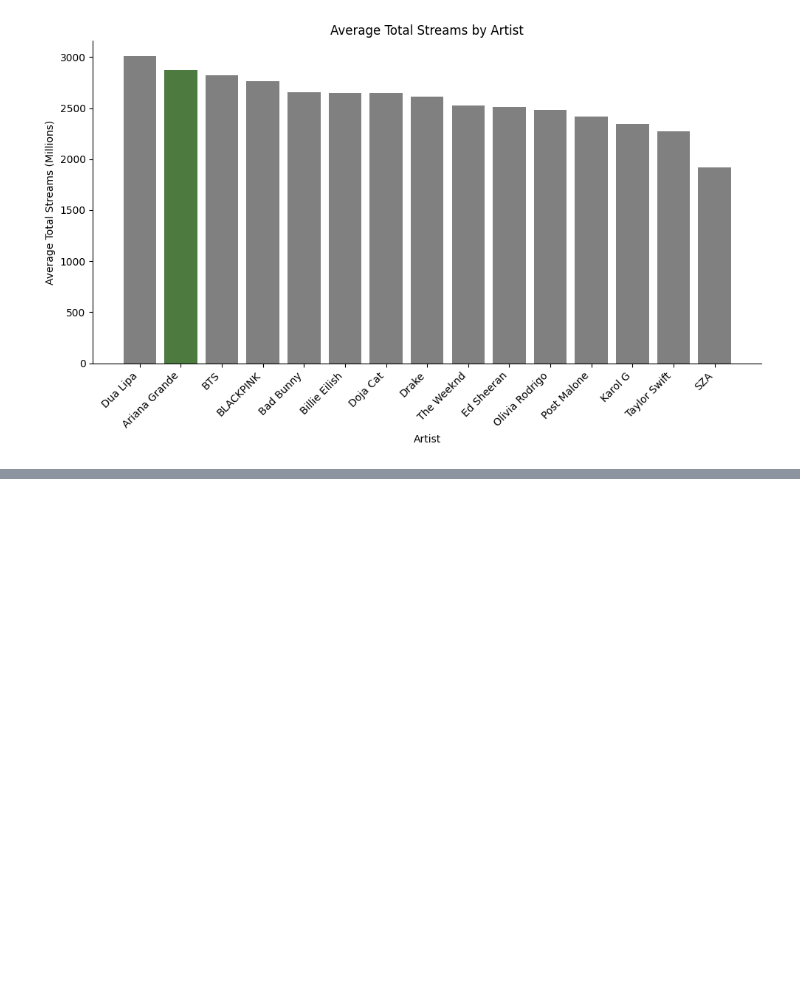
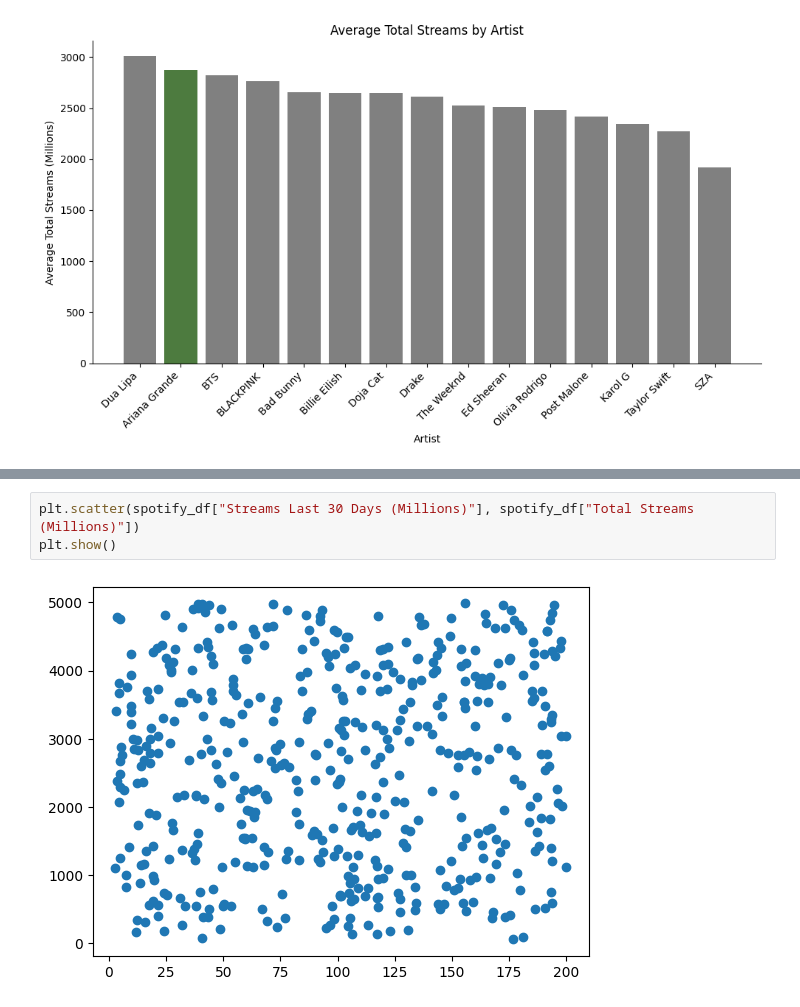
Before and after one commit to ryann1004/Visualization_Learning_RobYann, a Jupyter notebook: Notebooks/Visualization_Learning-1.ipynb, the cells around one changed output, grey strips where cells are left out. Drawn from its saved outputs; the diff is of its cells as text; blank space fills up the shorter version.

Commit message:
initial scatter plot commit

```diff
--- a/Notebooks/Visualization_Learning-1.ipynb
+++ b/Notebooks/Visualization_Learning-1.ipynb
@@ -143,0 +167,5 @@ plt.show()
+# %%
+plt.scatter(spotify_df["Streams Last 30 Days (Millions)"], spotify_df["Total Streams (Millions)"])
+plt.show()
+# %% [output]
+[figure, added]
```
Also changed, not shown: parts of 2 cells of this notebook.
